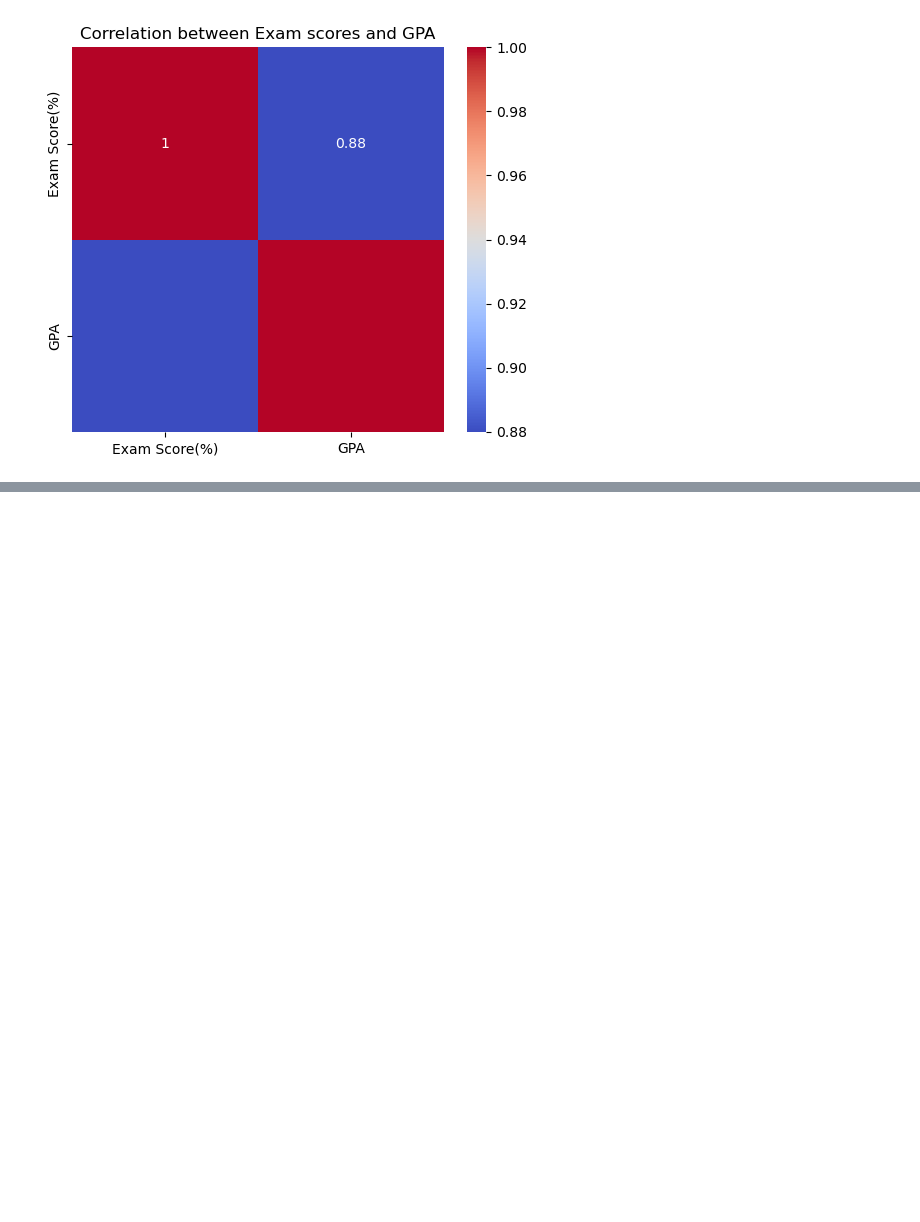
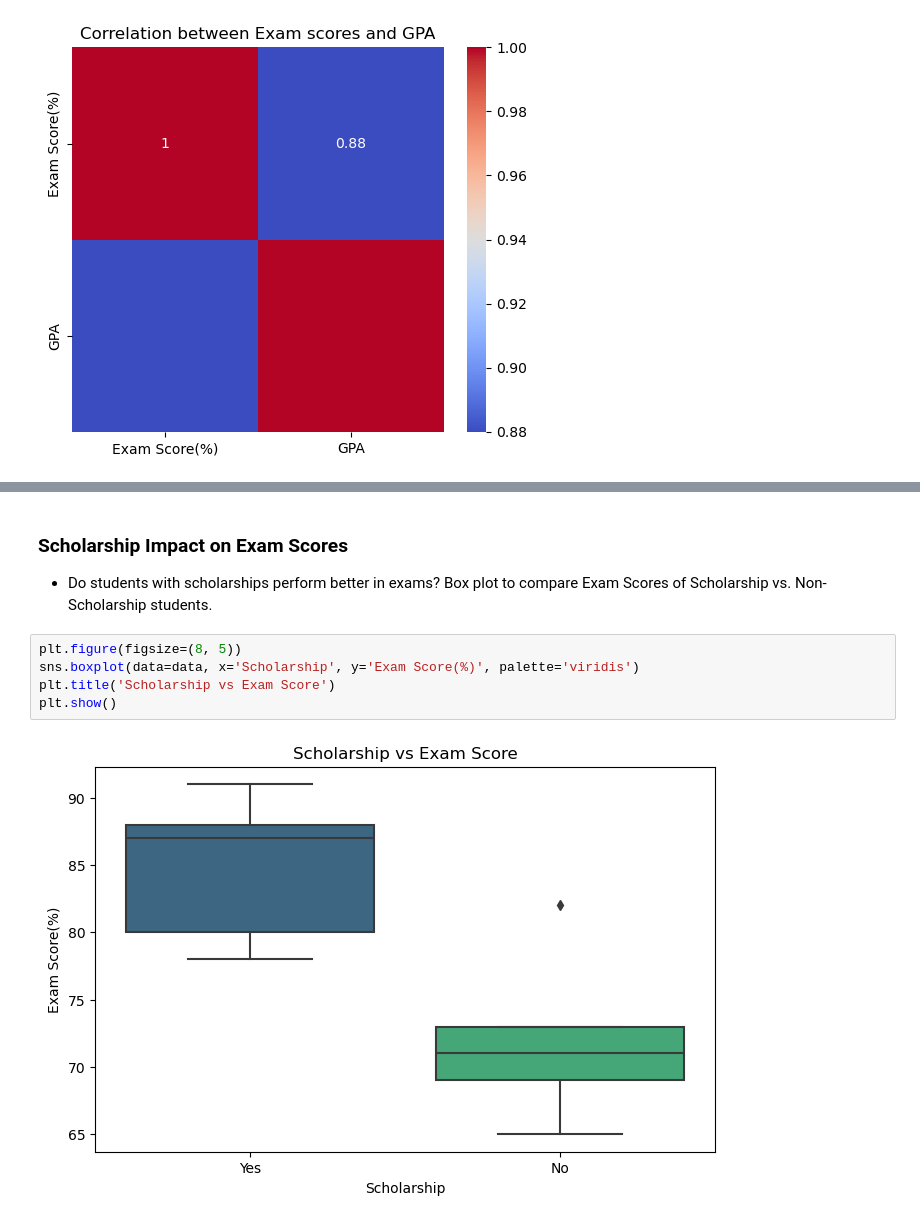
Before and after one commit to PaulMuniu/Student-Performance-Mini-Analysis, a Jupyter notebook: index.ipynb, the cells around one changed output, grey strips where cells are left out. Cells and saved outputs as stored; diff of their text form; blank space fills up the shorter version.

```diff
--- a/index.ipynb
+++ b/index.ipynb
@@ -226,0 +268,11 @@ Correlation coefficient between Exam scores and GPA = 0.88
+# %% [markdown]
+### Scholarship Impact on Exam Scores
+- Do students with scholarships perform better in exams?
+Box plot to compare Exam Scores of Scholarship vs. Non-Scholarship students.
+# %%
+plt.figure(figsize=(8, 5))
+sns.boxplot(data=data, x='Scholarship', y='Exam Score(%)', palette='viridis')
+plt.title('Scholarship vs Exam Score')
+plt.show()
+# %% [output]
+[figure, added]
```
Also changed, not shown: parts of 9 cells of this notebook.
